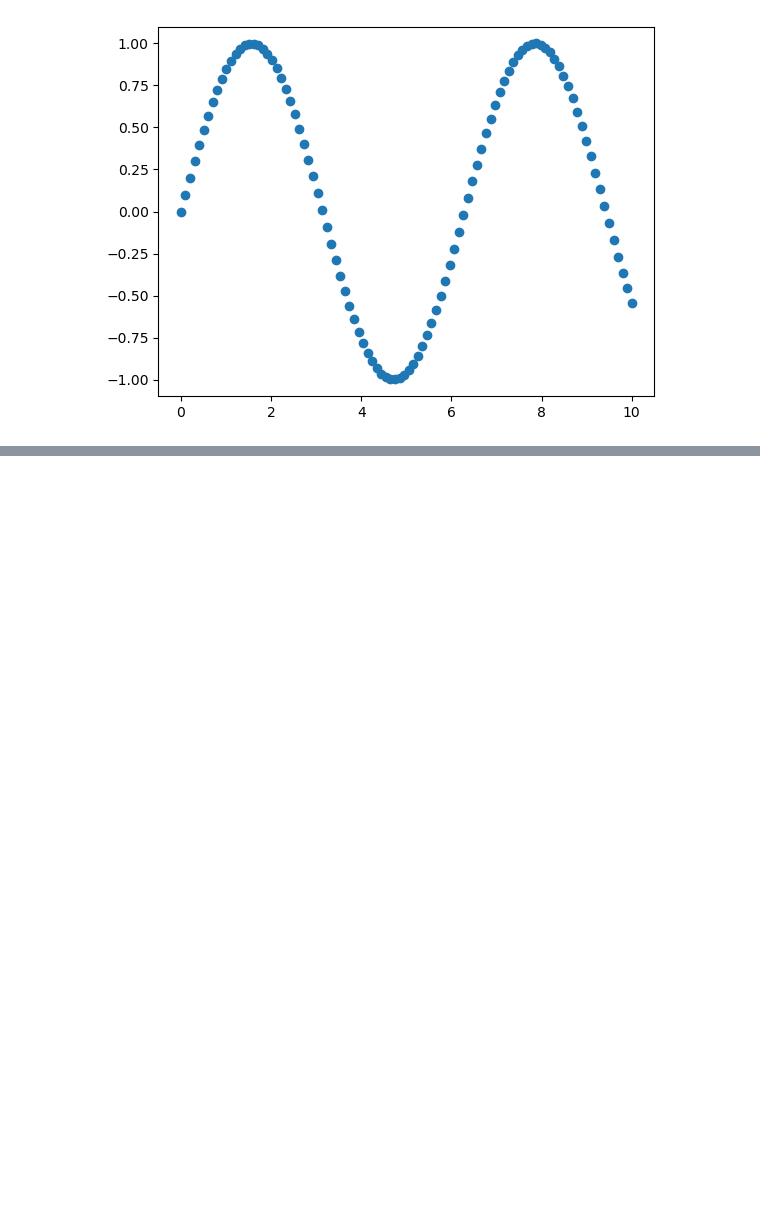
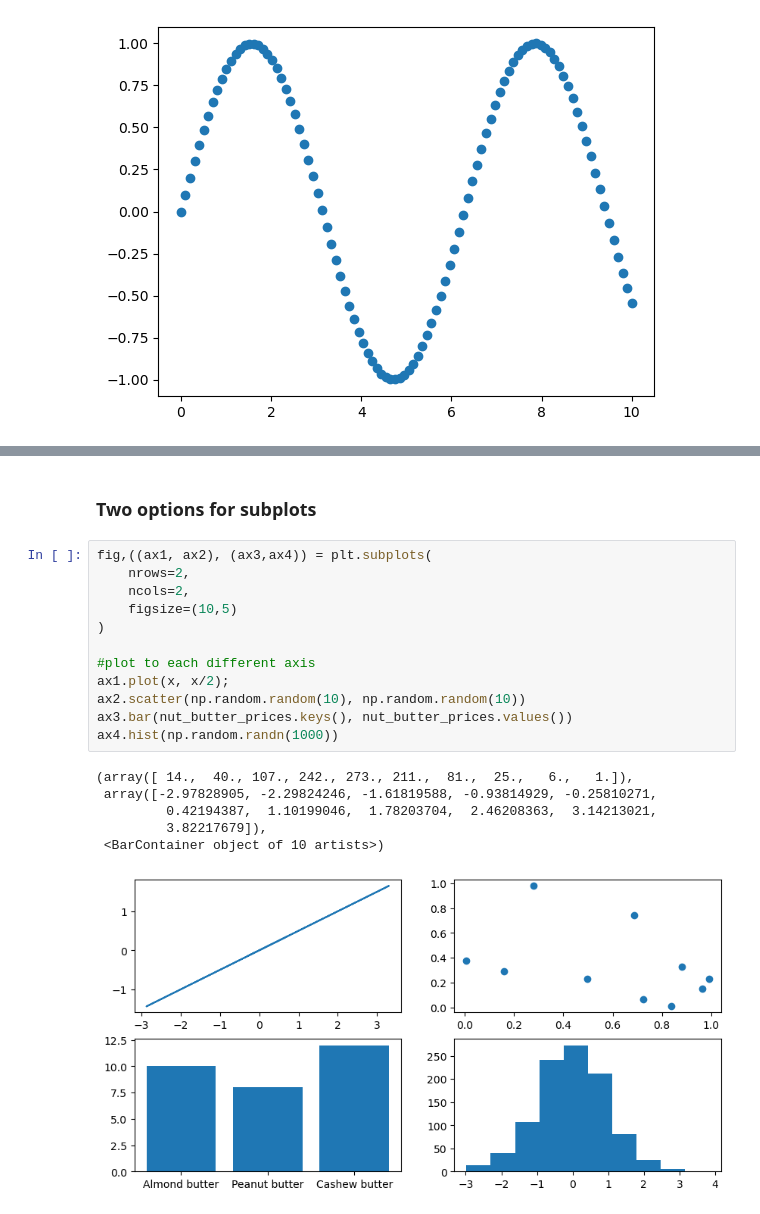
Before and after one commit to kucheriavii/udemu_data_science, a Jupyter notebook: first/introduction_to_matplot.ipynb, the cells around one changed output, grey strips where cells are left out. Saved outputs shown, nothing was run; the diff lists cells and outputs as text; blank space fills up the shorter version.

```diff
--- a/first/introduction_to_matplot.ipynb
+++ b/first/introduction_to_matplot.ipynb
@@ -118,0 +137,21 @@ ax.set(title="Dan's Nut Butter Store", y)
+# %% [markdown]
+### Two options for subplots
+# %%
+fig,((ax1, ax2), (ax3,ax4)) = plt.subplots(
+    nrows=2,
+    ncols=2,
+    figsize=(10,5)
+)
+
+#plot to each different axis
+ax1.plot(x, x/2);
+ax2.scatter(np.random.random(10), np.random.random(10))
+ax3.bar(nut_butter_prices.keys(), nut_butter_prices.values())
+ax4.hist(np.random.randn(1000))
+# %% [output]
+(array([ 14.,  40., 107., 242., 273., 211.,  81.,  25.,   6.,   1.]),
+ array([-2.97828905, -2.29824246, -1.61819588, -0.93814929, -0.25810271,
+         0.42194387,  1.10199046,  1.78203704,  2.46208363,  3.14213021,
+         3.82217679]),
+ <BarContainer object of 10 artists>)
+[figure, added]
```
Also changed, not shown: parts of 3 cells of this notebook.
